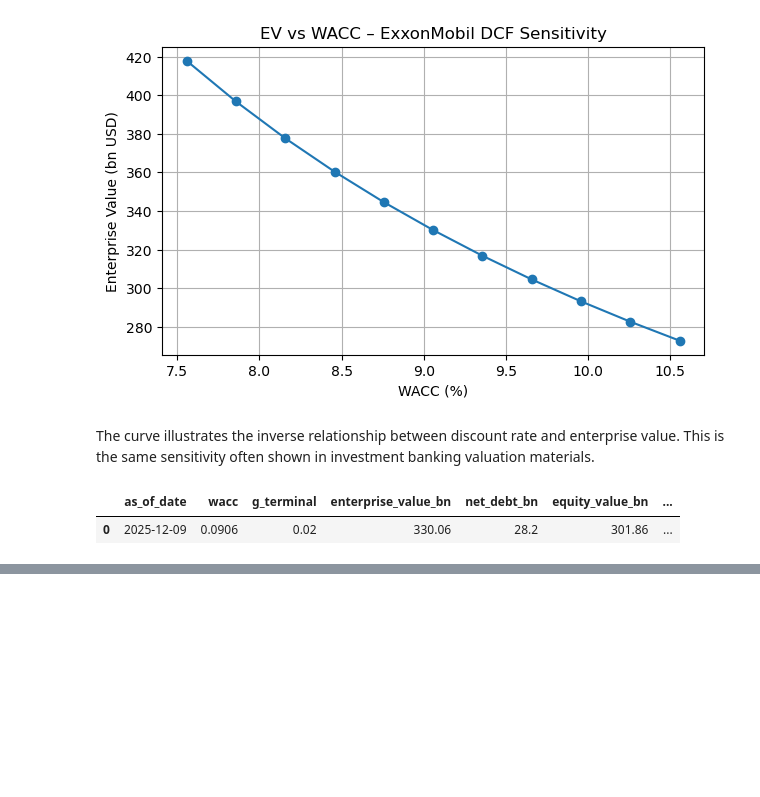
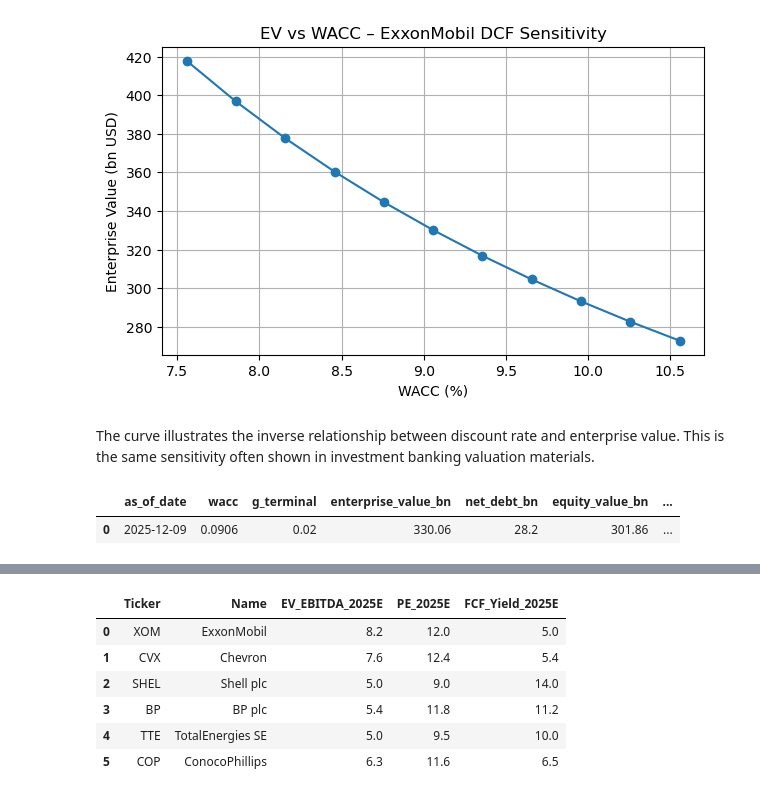
Before and after one commit to boztosunmelis-digi/exxonmobil-valuation, a Jupyter notebook: notebooks/valuation_demo.ipynb, the cells around one changed output, grey strips where cells are left out. Drawn from its saved outputs; the diff is of its cells as text; code cells hidden in the pictures; blank space fills up the shorter version.

```diff
--- a/notebooks/valuation_demo.ipynb
+++ b/notebooks/valuation_demo.ipynb
@@ -523,0 +543,65 @@ df_output
+# %%
+import numpy as np
+import pandas as pd
+
+# NOTE:
+# The multiples below are illustrative forward-looking (2025E-style) levels
+# based on typical relative positioning of these names.
+# For production/interview use, overwrite them with live consensus
+# from Bloomberg/Refinitiv/Koyfin/FactSet.
+
+comps_data = [
+    {
+        "Ticker": "XOM",
+        "Name": "ExxonMobil",
+        "EV_EBITDA_2025E": 8.2,
+        "PE_2025E": 12.0,
+        "FCF_Yield_2025E": 5.0,
+    },
+    {
+        "Ticker": "CVX",
+        "Name": "Chevron",
+        "EV_EBITDA_2025E": 7.6,
+        "PE_2025E": 12.4,
+        "FCF_Yield_2025E": 5.4,
+    },
+    {
+        "Ticker": "SHEL",
+        "Name": "Shell plc",
+        "EV_EBITDA_2025E": 5.0,
+        "PE_2025E": 9.0,
+        "FCF_Yield_2025E": 14.0,
+    },
+    {
+        "Ticker": "BP",
+        "Name": "BP plc",
+        "EV_EBITDA_2025E": 5.4,
+        "PE_2025E": 11.8,
+        "FCF_Yield_2025E": 11.2,
+    },
+    {
+        "Ticker": "TTE",
+        "Name": "TotalEnergies SE",
+        "EV_EBITDA_2025E": 5.0,
+        "PE_2025E": 9.5,
+        "FCF_Yield_2025E": 10.0,
+    },
+    {
+        "Ticker": "COP",
+        "Name": "ConocoPhillips",
+        "EV_EBITDA_2025E": 6.3,
+        "PE_2025E": 11.6,
+        "FCF_Yield_2025E": 6.5,
+    },
+]
+
+comps_df = pd.DataFrame(comps_data)
+comps_df
+# %% [output]
+|  | Ticker | Name | EV_EBITDA_2025E | PE_2025E | FCF_Yield_2025E |
+| 0 | XOM | ExxonMobil | 8.2 | 12.0 | 5.0 |
+| 1 | CVX | Chevron | 7.6 | 12.4 | 5.4 |
+| 2 | SHEL | Shell plc | 5.0 | 9.0 | 14.0 |
+| 3 | BP | BP plc | 5.4 | 11.8 | 11.2 |
+| 4 | TTE | TotalEnergies SE | 5.0 | 9.5 | 10.0 |
+| 5 | COP | ConocoPhillips | 6.3 | 11.6 | 6.5 |
```
Also changed, not shown: parts of 25 cells of this notebook, 3 other files.
